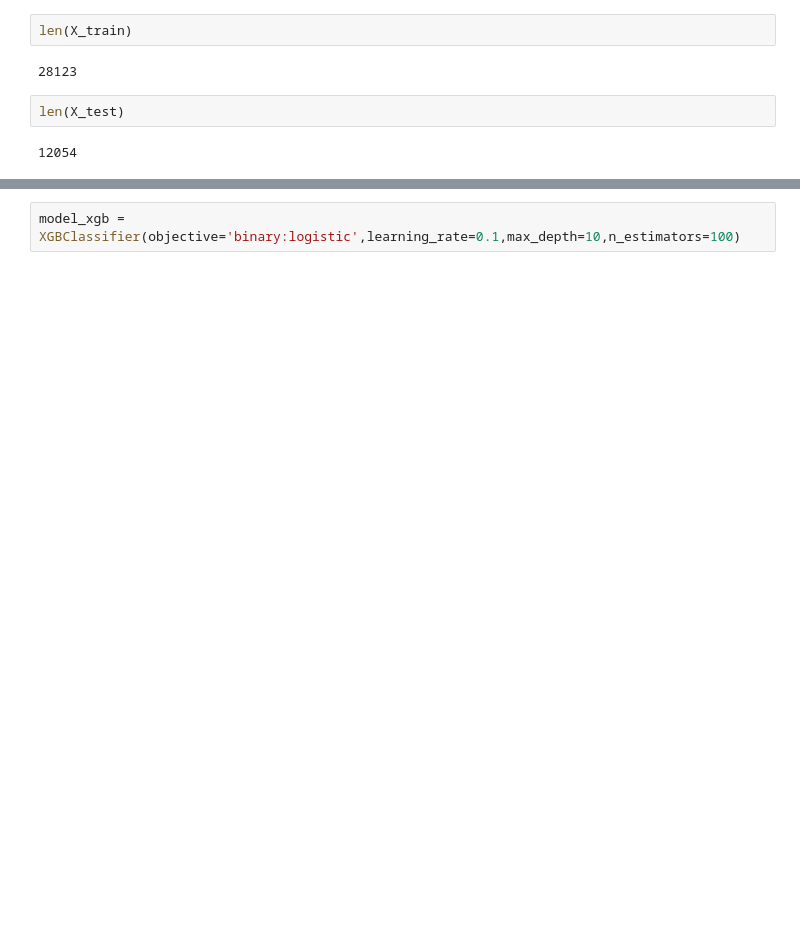
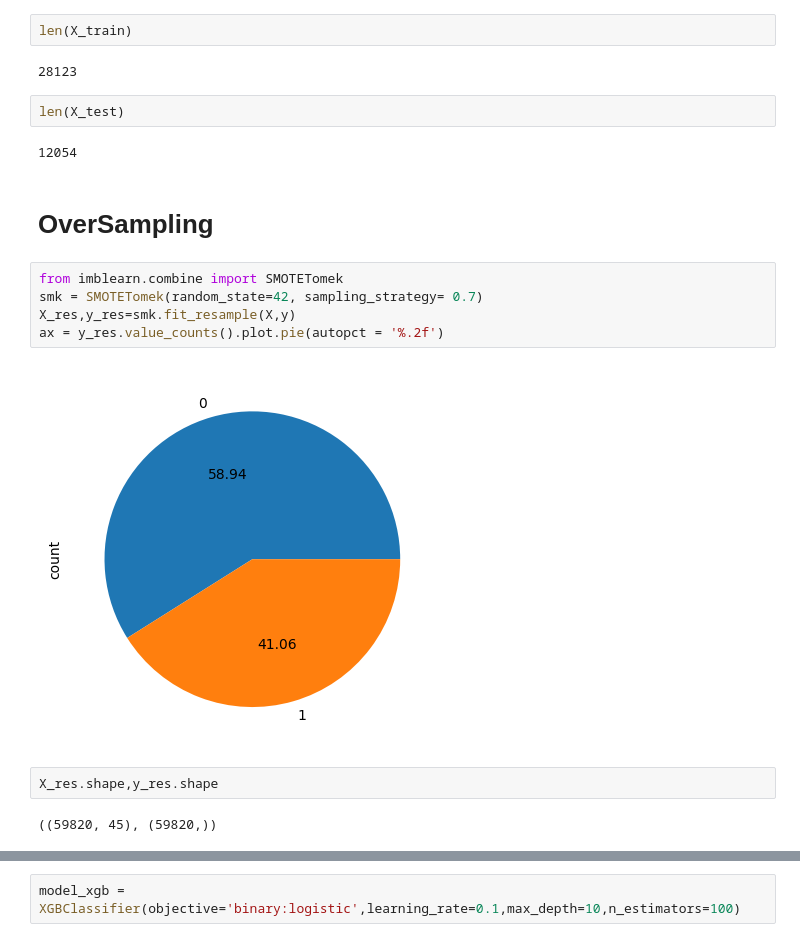
Before and after one commit to tejo30421/Bank-term-deposit, a Jupyter notebook: Draft.ipynb, the cells around one changed output, grey strips where cells are left out. Saved outputs shown, nothing was run; the diff lists cells and outputs as text; blank space fills up the shorter version.

```diff
--- a/Draft.ipynb
+++ b/Draft.ipynb
@@ -405,3 +413,16 @@ len(X_train)
 len(X_test)
 # %% [output]
 12054
+# %% [markdown]
+# OverSampling
+# %%
+from imblearn.combine import SMOTETomek
+smk = SMOTETomek(random_state=42, sampling_strategy= 0.7)
+X_res,y_res=smk.fit_resample(X,y)
+ax = y_res.value_counts().plot.pie(autopct = '%.2f')
+# %% [output]
+[figure, added]
+# %%
+X_res.shape,y_res.shape
+# %% [output]
+((59820, 45), (59820,))
```
Also changed, not shown: parts of 31 cells of this notebook.
